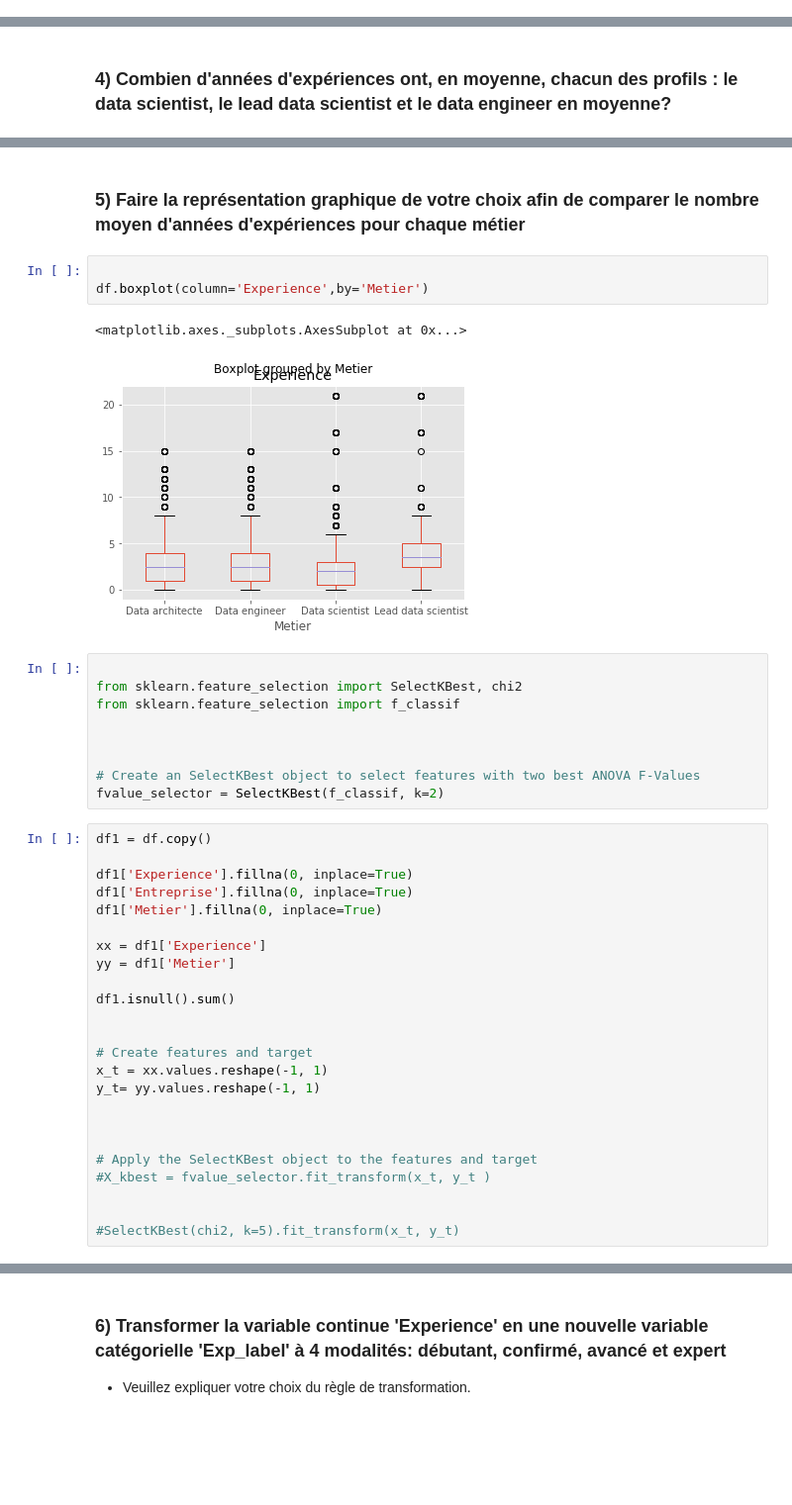
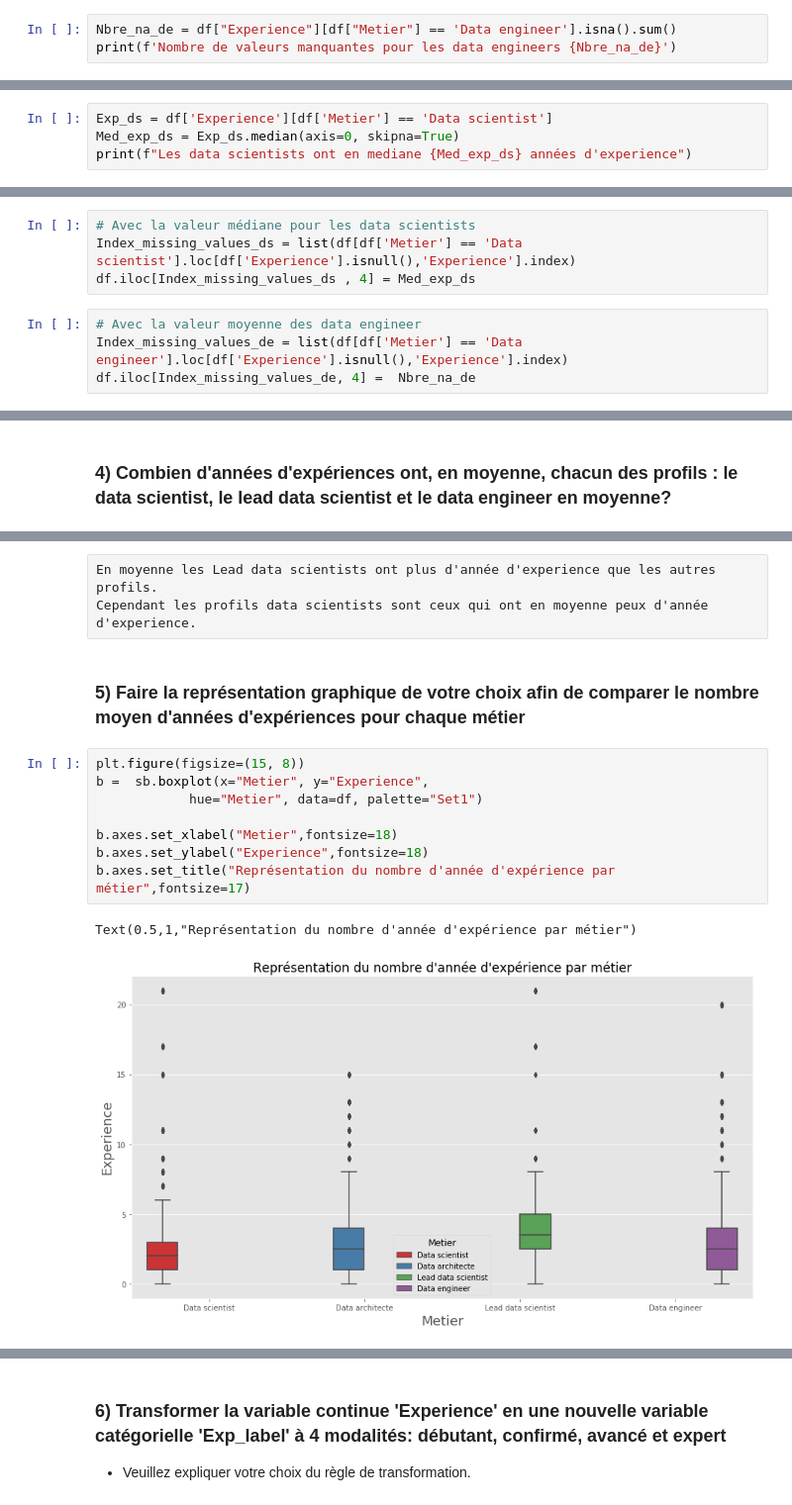
Before and after one commit to emathian/Clustering_Classification_JN, a Jupyter notebook: Test_Technique_ML_AK.ipynb, the cells around one changed output, grey strips where cells are left out. Shown at 99% size. Drawn from its saved outputs; the diff is of its cells as text; blank space fills up the shorter version.

```diff
--- a/Test_Technique_ML_AK.ipynb
+++ b/Test_Technique_ML_AK.ipynb
@@ -182,0 +129,3 @@ dtype: int64
+# %%
+Nbre_na_de = df["Experience"][df["Metier"] == 'Data engineer'].isna().sum()
+print(f'Nombre de valeurs manquantes pour les data engineers {Nbre_na_de}')
@@ -182,0 +136,4 @@ dtype: int64
+# %%
+Exp_ds = df['Experience'][df['Metier'] == 'Data scientist']
+Med_exp_ds = Exp_ds.median(axis=0, skipna=True)
+print(f"Les data scientists ont en mediane {Med_exp_ds} années d'experience")
@@ -182,0 +150,8 @@ dtype: int64
+# %%
+# Avec la valeur médiane pour les data scientists
+Index_missing_values_ds = list(df[df['Metier'] == 'Data scientist'].loc[df['Experience'].isnull(),'Experience'].index)
+df.iloc[Index_missing_values_ds , 4] = Med_exp_ds
+# %%
+# Avec la valeur moyenne des data engineer
+Index_missing_values_de = list(df[df['Metier'] == 'Data engineer'].loc[df['Experience'].isnull(),'Experience'].index)
+df.iloc[Index_missing_values_de, 4] =  Nbre_na_de
@@ -217,41 +196,16 @@ Name: Experience, dtype: float64
+# %% [raw]
+En moyenne les Lead data scientists ont plus d'année d'experience que les autres profils.
+Cependant les profils data scientists sont ceux qui ont en moyenne peux d'année d'experience.
 # %% [markdown]
 ### 5) Faire la représentation graphique de votre choix afin de comparer le nombre moyen d'années d'expériences pour chaque métier
-# %%
-
-df.boxplot(column='Experience',by='Metier')
-# %% [output]
-<matplotlib.axes._subplots.AxesSubplot at 0x...>
-[figure, removed]
-# %%
-
-from sklearn.feature_selection import SelectKBest, chi2
-from sklearn.feature_selection import f_classif
-
-
-
-# Create an SelectKBest object to select features with two best ANOVA F-Values
-fvalue_selector = SelectKBest(f_classif, k=2)
-# %%
-df1 = df.copy()
-
-df1['Experience'].fillna(0, inplace=True)
-df1['Entreprise'].fillna(0, inplace=True)
-df1['Metier'].fillna(0, inplace=True)
-
-xx = df1['Experience']
-yy = df1['Metier']
-
-df1.isnull().sum()
-
-
-# Create features and target
-x_t = xx.values.reshape(-1, 1)
-y_t= yy.values.reshape(-1, 1)
-
-
-
-# Apply the SelectKBest object to the features and target
-#X_kbest = fvalue_selector.fit_transform(x_t, y_t )
-
-
-#SelectKBest(chi2, k=5).fit_transform(x_t, y_t)
+# %%
+plt.figure(figsize=(15, 8))
+b =  sb.boxplot(x="Metier", y="Experience",
+            hue="Metier", data=df, palette="Set1")
+
+b.axes.set_xlabel("Metier",fontsize=18)
+b.axes.set_ylabel("Experience",fontsize=18)
+b.axes.set_title("Représentation du nombre d'année d'expérience par métier",fontsize=17)
+# %% [output]
+Text(0.5,1,"Représentation du nombre d'année d'expérience par métier")
+[figure, added]
```
Also changed, not shown: parts of 75 cells of this notebook.
